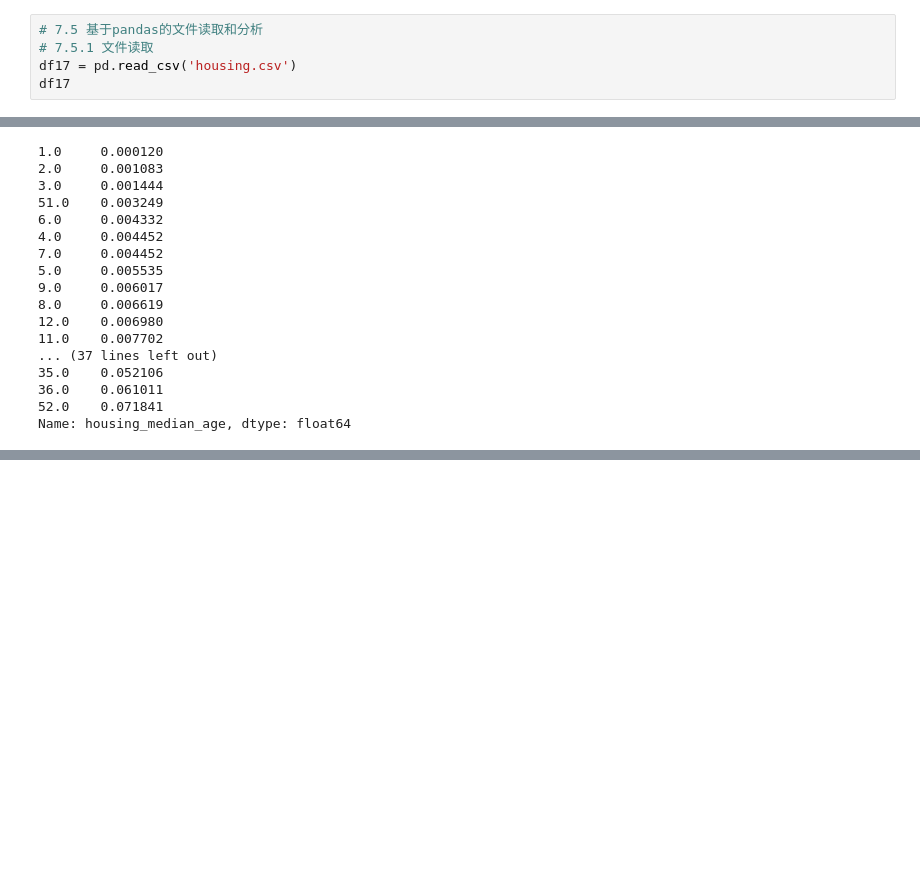
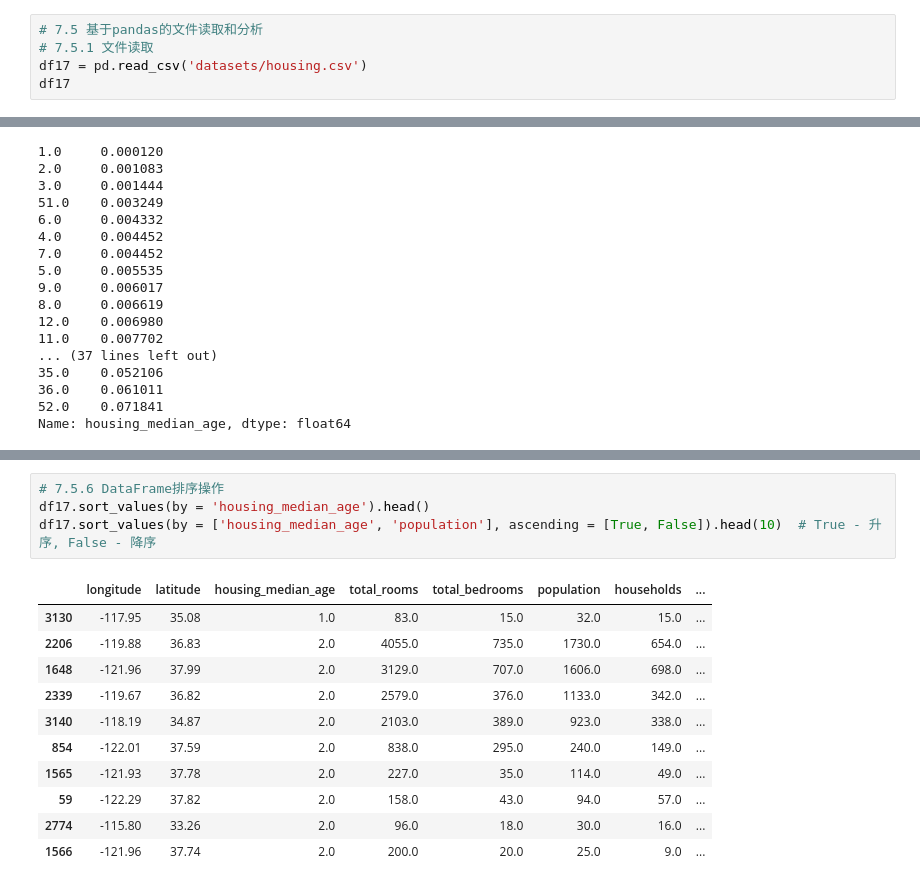
Before and after one commit to Inspritionzzz/jupyter, a Jupyter notebook: pandas_fundamental.ipynb, the cells around one changed output, grey strips where cells are left out. Saved outputs shown, nothing was run; the diff lists cells and outputs as text; blank space fills up the shorter version.

```diff
--- a/pandas_fundamental.ipynb
+++ b/pandas_fundamental.ipynb
@@ -370,7 +370,7 @@ Index: []
 # %%
 # 7.5 基于pandas的文件读取和分析
 # 7.5.1 文件读取
-df17 = pd.read_csv('housing.csv')
+df17 = pd.read_csv('datasets/housing.csv')
 df17
 # %% [output]
 |  | longitude | latitude | housing_median_age | total_rooms | total_bedrooms | population | households | ... |
@@ -456,0 +481,16 @@ Name: housing_median_age, dtype: float64
+# %%
+# 7.5.6 DataFrame排序操作
+df17.sort_values(by = 'housing_median_age').head()
+df17.sort_values(by = ['housing_median_age', 'population'], ascending = [True, False]).head(10)  # True - 升序, False - 降序
+# %% [output]
+|  | longitude | latitude | housing_median_age | total_rooms | total_bedrooms | population | households | ... |
+| 3130 | -117.95 | 35.08 | 1.0 | 83.0 | 15.0 | 32.0 | 15.0 | ... |
+| 2206 | -119.88 | 36.83 | 2.0 | 4055.0 | 735.0 | 1730.0 | 654.0 | ... |
+| 1648 | -121.96 | 37.99 | 2.0 | 3129.0 | 707.0 | 1606.0 | 698.0 | ... |
+| 2339 | -119.67 | 36.82 | 2.0 | 2579.0 | 376.0 | 1133.0 | 342.0 | ... |
+| 3140 | -118.19 | 34.87 | 2.0 | 2103.0 | 389.0 | 923.0 | 338.0 | ... |
+| 854 | -122.01 | 37.59 | 2.0 | 838.0 | 295.0 | 240.0 | 149.0 | ... |
+| 1565 | -121.93 | 37.78 | 2.0 | 227.0 | 35.0 | 114.0 | 49.0 | ... |
+| 59 | -122.29 | 37.82 | 2.0 | 158.0 | 43.0 | 94.0 | 57.0 | ... |
+| 2774 | -115.80 | 33.26 | 2.0 | 96.0 | 18.0 | 30.0 | 16.0 | ... |
+| 1566 | -121.96 | 37.74 | 2.0 | 200.0 | 20.0 | 25.0 | 9.0 | ... |
```
Also changed, not shown: parts of 13 cells of this notebook, 6 other files.
